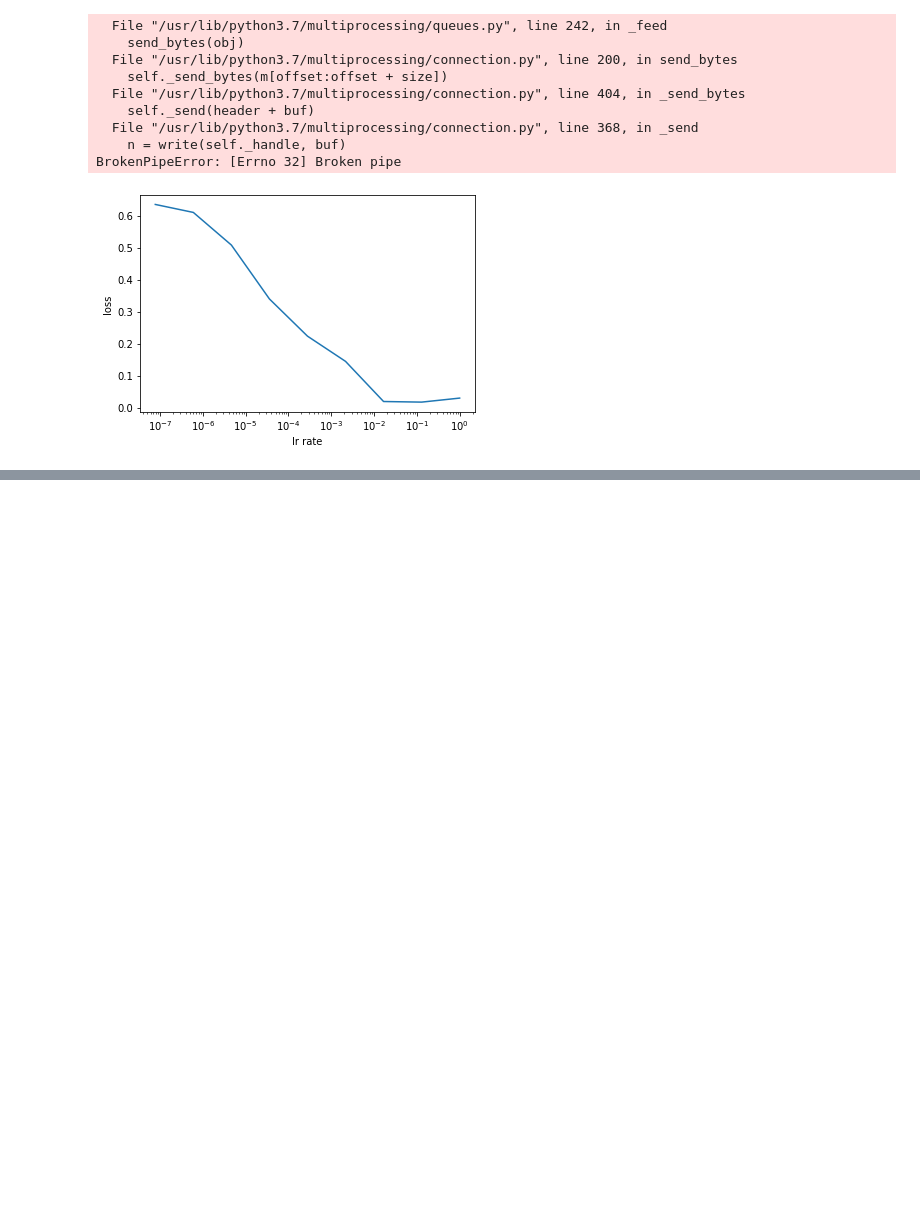
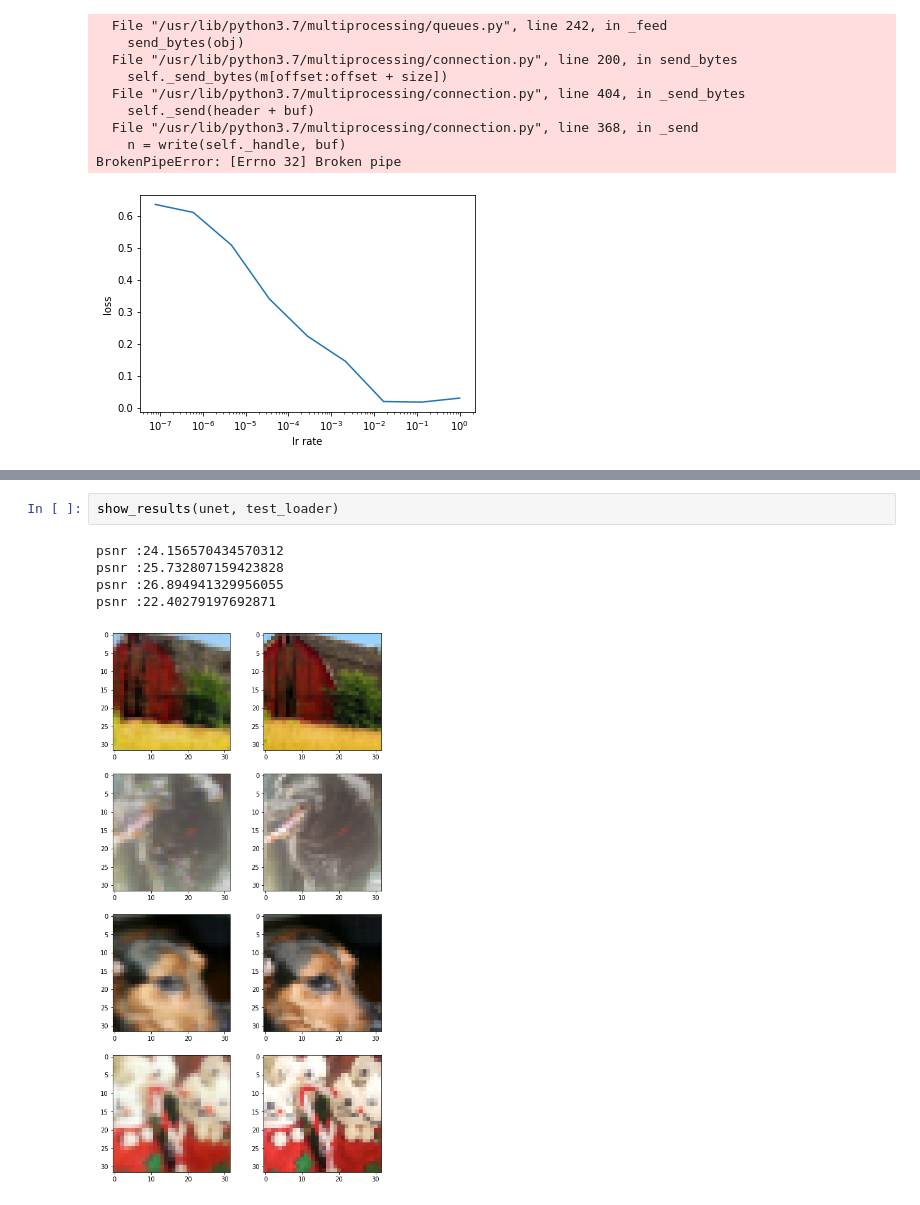
Before and after one commit to thurgarion2/noise2noise, a Jupyter notebook: _unet_and_batchnorm.ipynb, the cells around one changed output, grey strips where cells are left out. Drawn from its saved outputs; the diff is of its cells as text; blank space fills up the shorter version.

```diff
--- a/_unet_and_batchnorm.ipynb
+++ b/_unet_and_batchnorm.ipynb
@@ -123,0 +150,8 @@ psnr :24.51331901550293
+# %%
+show_results(unet, test_loader)
+# %% [output]
+psnr :24.156570434570312
+psnr :25.732807159423828
+psnr :26.894941329956055
+psnr :22.40279197692871
+[figure, added]
```
Also changed, not shown: parts of 7 cells of this notebook, 5 other files.
